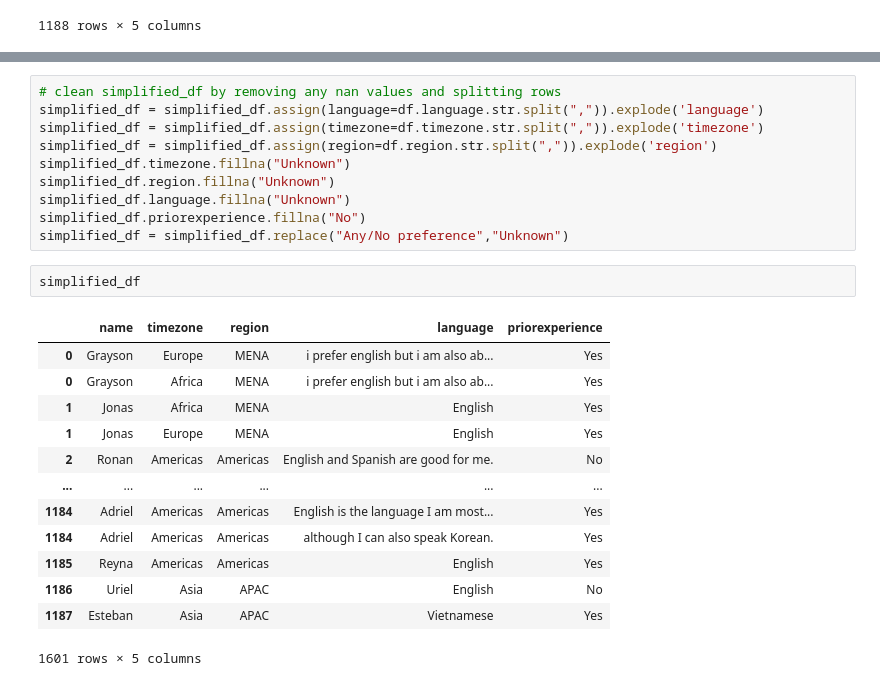
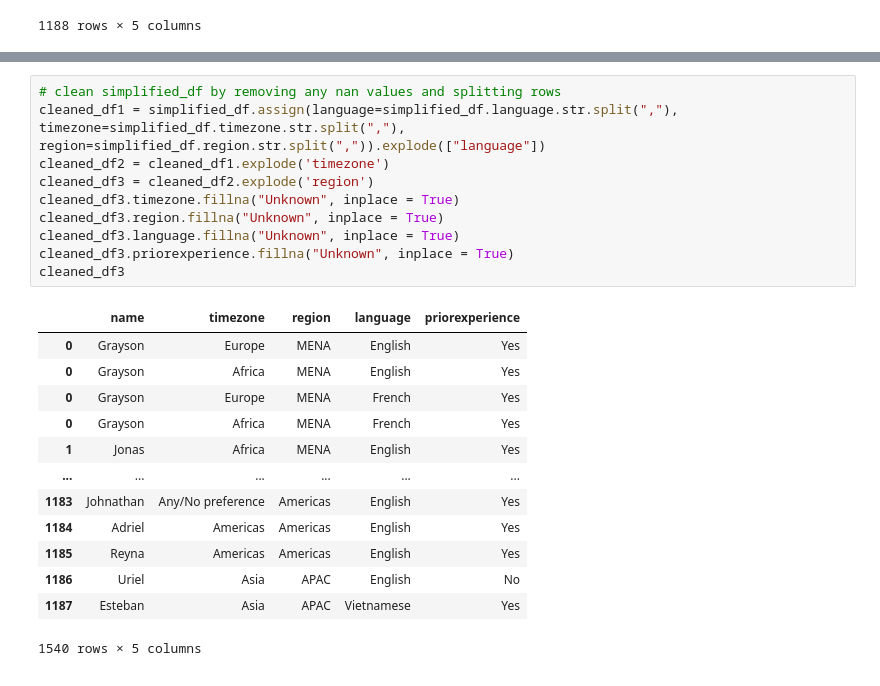
Before and after one commit to SavionJohnson/RadicalX-PythonProject, a Jupyter notebook: src/datacleaner.ipynb, the cells around one changed output, grey strips where cells are left out. Cells and saved outputs as stored; diff of their text form.

```diff
--- a/src/datacleaner.ipynb
+++ b/src/datacleaner.ipynb
@@ -178,28 +193,26 @@ for i, j in (simplified_df.language.items()):
 # %%
 # clean simplified_df by removing any nan values and splitting rows
-simplified_df = simplified_df.assign(language=df.language.str.split(",")).explode('language')
-simplified_df = simplified_df.assign(timezone=df.timezone.str.split(",")).explode('timezone')
-simplified_df = simplified_df.assign(region=df.region.str.split(",")).explode('region')
-simplified_df.timezone.fillna("Unknown")
-simplified_df.region.fillna("Unknown")
-simplified_df.language.fillna("Unknown")
-simplified_df.priorexperience.fillna("No")
-simplified_df = simplified_df.replace("Any/No preference","Unknown")
+cleaned_df1 = simplified_df.assign(language=simplified_df.language.str.split(","), timezone=simplified_df.timezone.str.split(","), region=simplified_df.region.str.split(",")).explode(["language"])
+cleaned_df2 = cleaned_df1.explode('timezone')
+cleaned_df3 = cleaned_df2.explode('region')
+cleaned_df3.timezone.fillna("Unknown", inplace = True)
+cleaned_df3.region.fillna("Unknown", inplace = True)
+cleaned_df3.language.fillna("Unknown", inplace = True)
+cleaned_df3.priorexperience.fillna("Unknown", inplace = True)
+cleaned_df3
+# %% [output]
+|  | name | timezone | region | language | priorexperience |
+| 0 | Grayson | Europe | MENA | English | Yes |
+| 0 | Grayson | Africa | MENA | English | Yes |
+| 0 | Grayson | Europe | MENA | French | Yes |
+| 0 | Grayson | Africa | MENA | French | Yes |
+| 1 | Jonas | Africa | MENA | English | Yes |
+| ... | ... | ... | ... | ... | ... |
+| 1183 | Johnathan | Any/No preference | Americas | English | Yes |
+| 1184 | Adriel | Americas | Americas | English | Yes |
+| 1185 | Reyna | Americas | Americas | English | Yes |
+| 1186 | Uriel | Asia | APAC | English | No |
+| 1187 | Esteban | Asia | APAC | Vietnamese | Yes |
+1540 rows × 5 columns
-# %%
-simplified_df
-# %% [output]
-|  | name | timezone | region | language | priorexperience |
-| 0 | Grayson | Europe | MENA | i prefer english but i am also ab... | Yes |
-| 0 | Grayson | Africa | MENA | i prefer english but i am also ab... | Yes |
-| 1 | Jonas | Africa | MENA | English | Yes |
-| 1 | Jonas | Europe | MENA | English | Yes |
-| 2 | Ronan | Americas | Americas | English and Spanish are good for me. | No |
-| ... | ... | ... | ... | ... | ... |
-| 1184 | Adriel | Americas | Americas | English is the language I am most... | Yes |
-| 1184 | Adriel | Americas | Americas | although I can also speak Korean. | Yes |
-| 1185 | Reyna | Americas | Americas | English | Yes |
-| 1186 | Uriel | Asia | APAC | English | No |
-| 1187 | Esteban | Asia | APAC | Vietnamese | Yes |
-1601 rows × 5 columns
 # %%
 grouped_df = simplified_df.groupby(["timezone", "region", "language", "priorexperience"])
```
Also changed, not shown: parts of 3 cells of this notebook.
